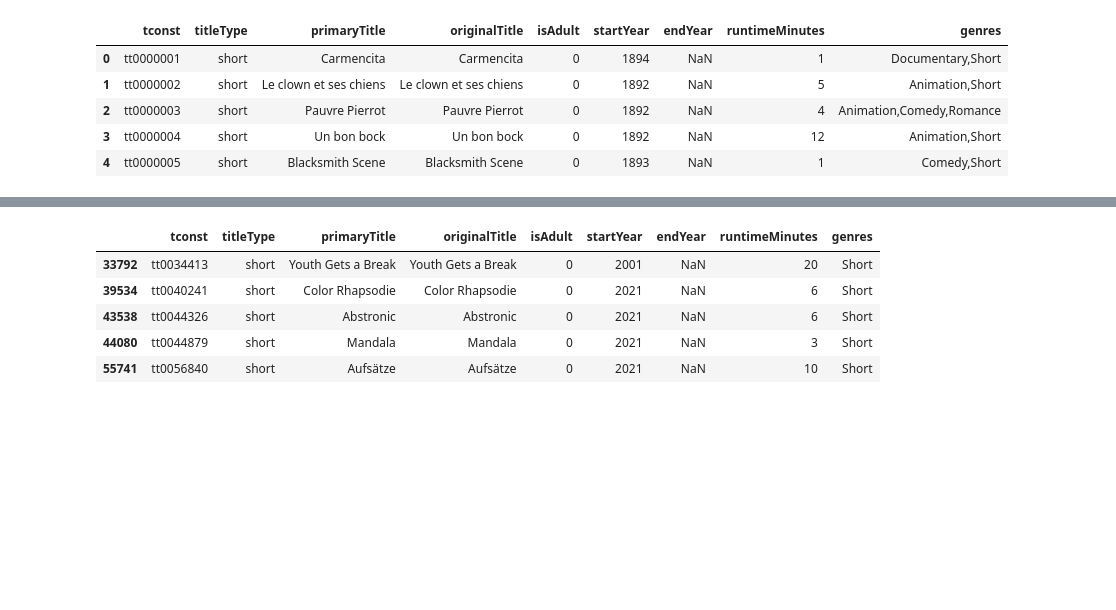
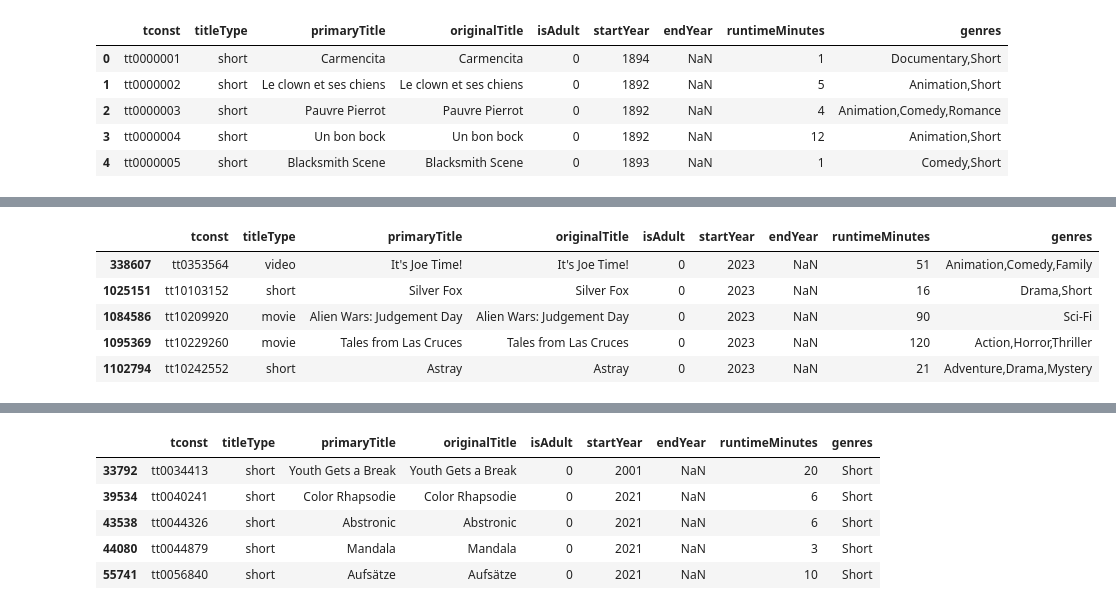
Before and after one commit to dvisionst/Project_Three, a Jupyter notebook: Project_three_main.ipynb, the cells around one changed output, grey strips where cells are left out. Saved outputs shown, nothing was run; the diff lists cells and outputs as text; code cells hidden in the pictures; blank space fills up the shorter version.

Commit message:
updated the year filter

```diff
--- a/Project_three_main.ipynb
+++ b/Project_three_main.ipynb
@@ -115,0 +111,11 @@ basics.head()
+# %%
+# creating a filter for everything after the start year of 2022
+future = basics['startYear'] > '2022'
+basics[future].head()
+# %% [output]
+|  | tconst | titleType | primaryTitle | originalTitle | isAdult | startYear | endYear | runtimeMinutes | genres |
+| 338607 | tt0353564 | video | It's Joe Time! | It's Joe Time! | 0 | 2023 | NaN | 51 | Animation,Comedy,Family |
+| 1025151 | tt10103152 | short | Silver Fox | Silver Fox | 0 | 2023 | NaN | 16 | Drama,Short |
+| 1084586 | tt10209920 | movie | Alien Wars: Judgement Day | Alien Wars: Judgement Day | 0 | 2023 | NaN | 90 | Sci-Fi |
+| 1095369 | tt10229260 | movie | Tales from Las Cruces | Tales from Las Cruces | 0 | 2023 | NaN | 120 | Action,Horror,Thriller |
+| 1102794 | tt10242552 | short | Astray | Astray | 0 | 2023 | NaN | 21 | Adventure,Drama,Mystery |
```
Also changed, not shown: parts of 9 cells of this notebook.
